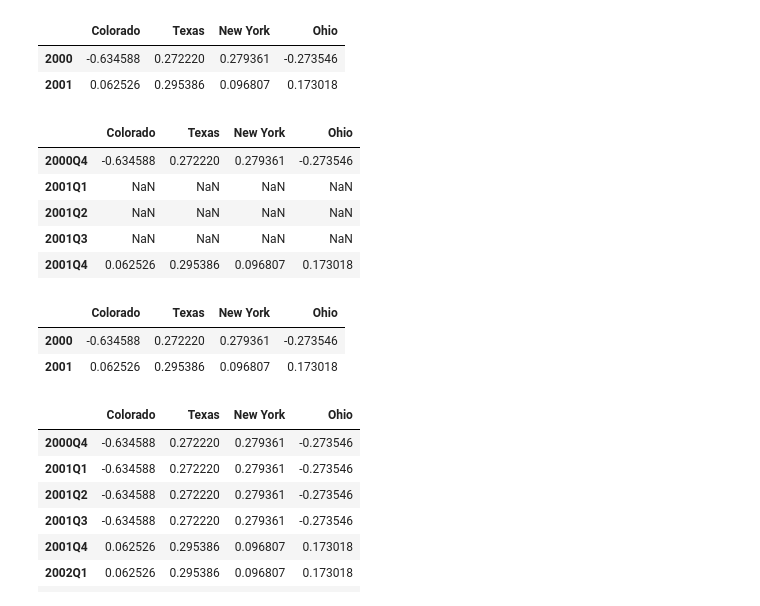
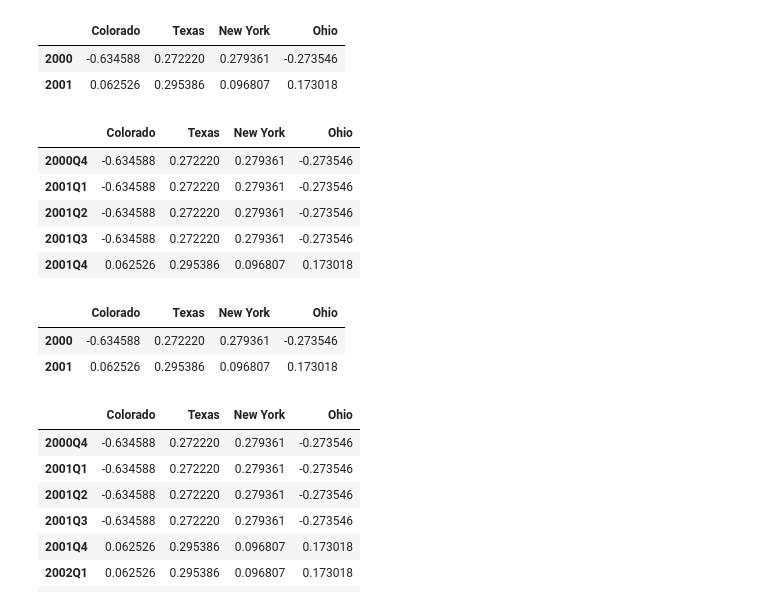
Before and after one commit to AnisAfiqah13/STQD6014-DATA-SCIENCE, a Jupyter notebook: Anis_Week13_TimeSeries_20240114_WC.ipynb, the cells around one changed output. Cells and saved outputs as stored; diff of their text form; code cells hidden in the pictures.

```diff
--- a/Anis_Week13_TimeSeries_20240114_WC.ipynb
+++ b/Anis_Week13_TimeSeries_20240114_WC.ipynb
@@ -1700,6 +1703,8 @@ frame.head()
 | 2000-05 | -2.001637 | -0.371843 | 1.669025 | -0.438570 |
 # %%
 # Resample to annully, year ending in december
+ann_frame = frame.resample('A-DEC').mean()
+ann_frame
 # %% [output]
 |  | Colorado | Texas | New York | Ohio |
 | 2000 | -0.634588 | 0.272220 | 0.279361 | -0.273546 |
@@ -1725,20 +1731,21 @@ annual_frame
 | 2001 | 0.062526 | 0.295386 | 0.096807 | 0.173018 |
 # %%
 # convention="end"
+ann_frame.resample('Q-DEC',convention ='end').ffill()
 # %% [output]
 |  | Colorado | Texas | New York | Ohio |
 | 2000Q4 | -0.634588 | 0.272220 | 0.279361 | -0.273546 |
-| 2001Q1 | NaN | NaN | NaN | NaN |
-| 2001Q2 | NaN | NaN | NaN | NaN |
-| 2001Q3 | NaN | NaN | NaN | NaN |
+| 2001Q1 | -0.634588 | 0.272220 | 0.279361 | -0.273546 |
+| 2001Q2 | -0.634588 | 0.272220 | 0.279361 | -0.273546 |
+| 2001Q3 | -0.634588 | 0.272220 | 0.279361 | -0.273546 |
 | 2001Q4 | 0.062526 | 0.295386 | 0.096807 | 0.173018 |
-# %%
-# Display annual_frame content
-annual_frame
-# %% [output]
-|  | Colorado | Texas | New York | Ohio |
-| 2000 | -0.634588 | 0.272220 | 0.279361 | -0.273546 |
-| 2001 | 0.062526 | 0.295386 | 0.096807 | 0.173018 |
+# %%
+# Display annual_frame content #2000 annual refer to Q4 #2001 annual refer to Q4
+ann_frame
+# %% [output]
+|  | Colorado | Texas | New York | Ohio |
+| 2000 | -0.634588 | 0.272220 | 0.279361 | -0.273546 |
+| 2001 | 0.062526 | 0.295386 | 0.096807 | 0.173018 |
 # %%
 # Each year got 4 quarters
 # Confusing!!!
```
Also changed, not shown: parts of 43 cells of this notebook.
